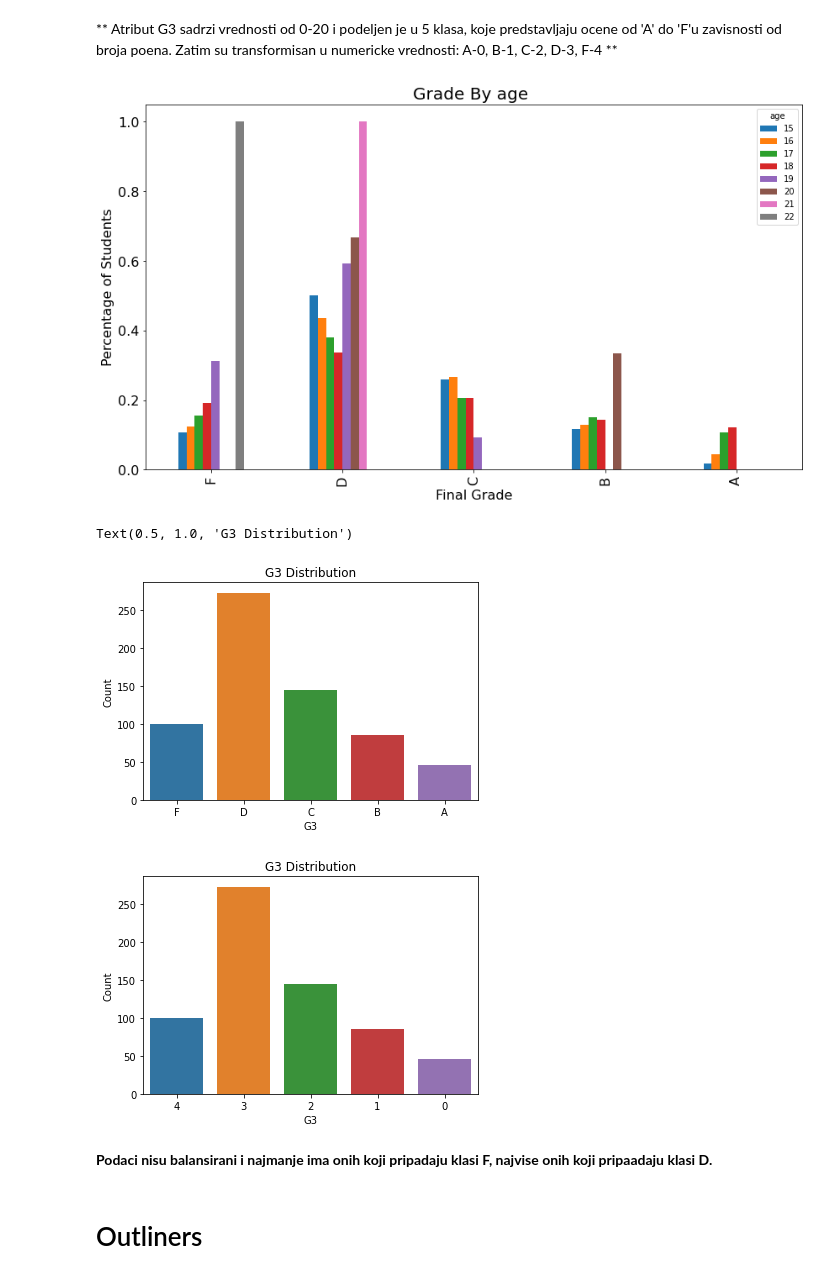
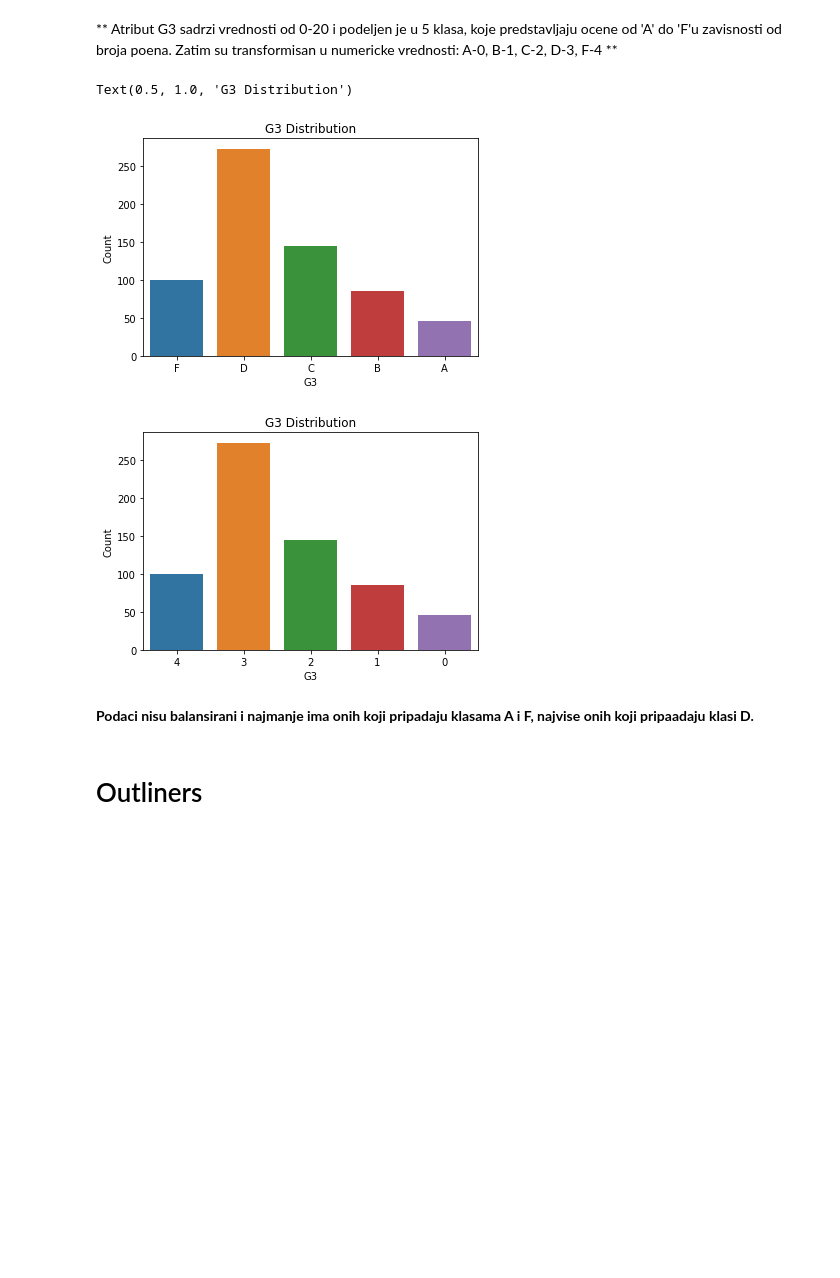
Before and after one commit to ilija447/machine-learning-1, a Jupyter notebook: Masinsko-ucenje-Projekat-I.ipynb, the cells around one changed output. Saved outputs shown, nothing was run; the diff lists cells and outputs as text; code cells hidden in the pictures; blank space fills up the shorter version.

```diff
--- a/Masinsko-ucenje-Projekat-I.ipynb
+++ b/Masinsko-ucenje-Projekat-I.ipynb
@@ -263,48 +263,37 @@ Zatim su transformisan u numericke vrednosti: A-0, B-1, C-2, D-3,  F-4 **
 # %%
 fiveclass_ranges = [-1,9,12,14,16,20]
 five_names = ['F','D','C','B','A']
 
 dataset['G3'] = pd.cut(
  np.array(dataset['G3']), bins=fiveclass_ranges,labels=five_names)
 dataset['G2'] = pd.cut(
  np.array(dataset['G2']), bins=fiveclass_ranges,labels=five_names)
 dataset['G1'] = pd.cut(
  np.array(dataset['G1']), bins=fiveclass_ranges,labels=five_names)
 
-
-perc = (lambda col: col/col.sum())
-index = ['F','D','C','B','A']
-age_index = pd.crosstab(index=dataset.G3, columns=dataset.age)
-a_index = age_index.apply(perc).reindex(index)
-a_index.plot.bar(fontsize=16, figsize=(14,8))
-plt.title('Grade By age ', fontsize=20)
-plt.ylabel('Percentage of Students', fontsize=16)
-plt.xlabel('Final Grade', fontsize=16)
-plt.show()
 
 f, ax = plt.subplots()
 figure = sns.countplot(x = 'G3', data=dataset, order=['F','D','C','B','A'])
 ax = ax.set(ylabel="Count", xlabel="G3")
 figure.grid(False)
 plt.title('G3 Distribution')
 
 le = preprocessing.LabelEncoder()
 dataset.G3 = le.fit_transform(dataset.G3)
 dataset.G2 = le.fit_transform(dataset.G2)
 dataset.G1 = le.fit_transform(dataset.G1)
 
 f, ax = plt.subplots()
 figure = sns.countplot(x = 'G3', data=dataset, order=[4,3,2,1,0])
 ax = ax.set(ylabel="Count", xlabel="G3"),
 figure.grid(False)
 plt.title('G3 Distribution')
 # %% [output]
+Text(0.5, 1.0, 'G3 Distribution')
-[figure, old version]
+[figure, new version]
-Text(0.5, 1.0, 'G3 Distribution')
 [figure]
-[figure, removed]
 # %% [markdown]
-**Podaci nisu balansirani i najmanje ima onih koji pripadaju klasi F, najvise onih koji pripaadaju klasi D.**
+**Podaci nisu balansirani i najmanje ima onih koji pripadaju klasama A i F, najvise onih koji pripaadaju klasi D.**
 # %% [markdown]
 # Outliners
 # %%
```
Also changed, not shown: parts of 22 cells of this notebook.
